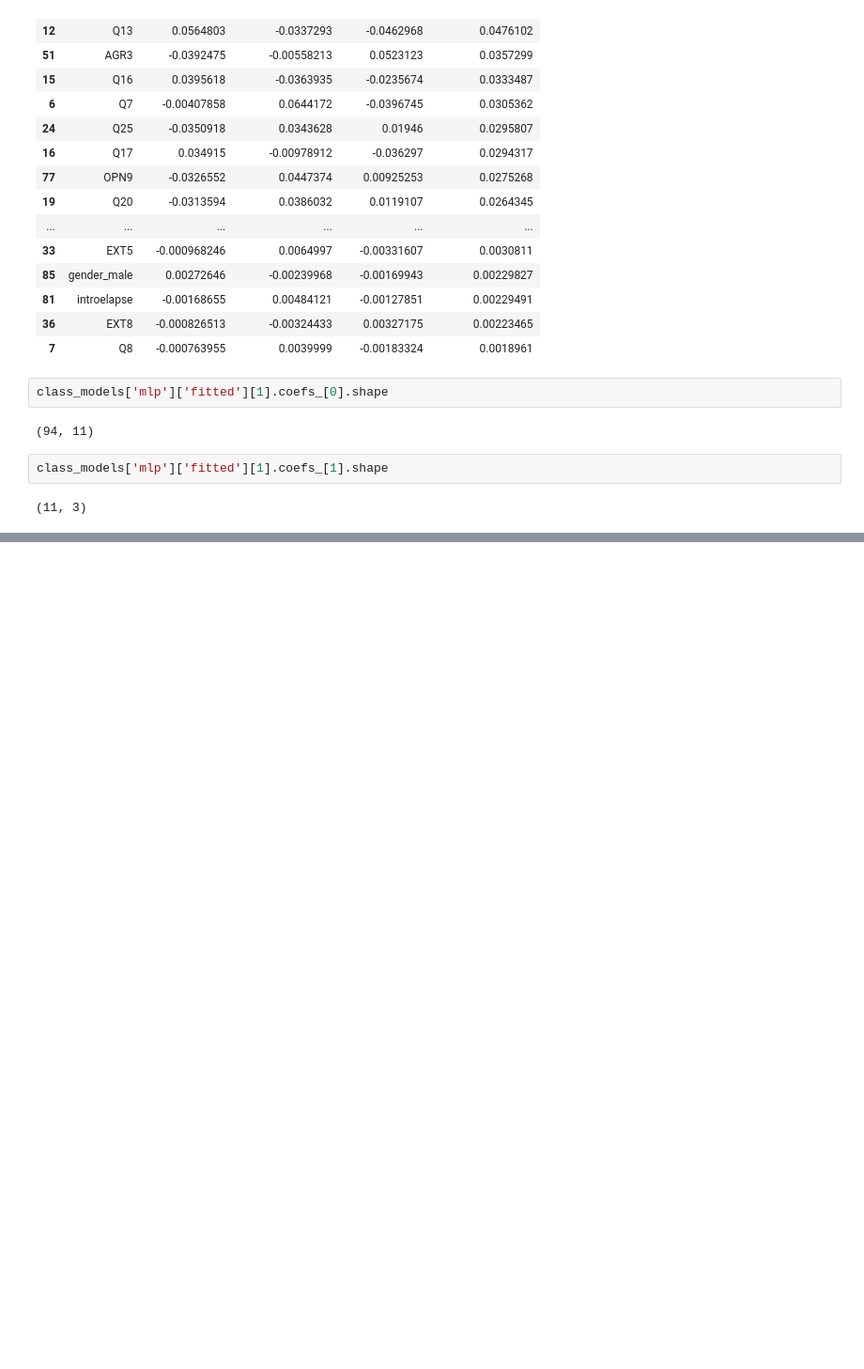
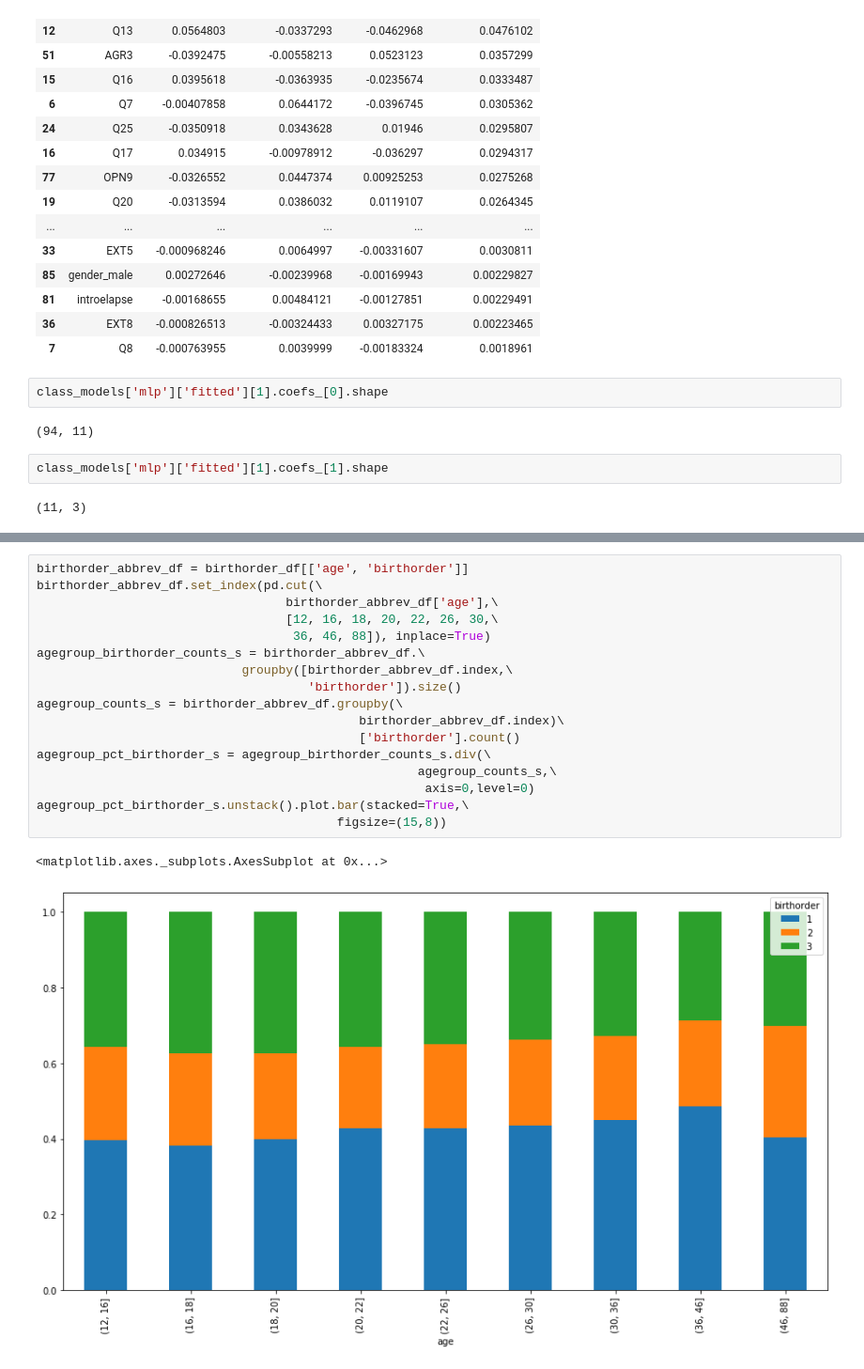
Before and after one commit to PacktPublishing/Interpretable-Machine-Learning-with-Python, a Jupyter notebook: Chapter4/Example1.ipynb, the cells around one changed output, grey strips where cells are left out. Shown at 94% size. Saved outputs shown, nothing was run; the diff lists cells and outputs as text; blank space fills up the shorter version.

```diff
--- a/Chapter4/Example1.ipynb
+++ b/Chapter4/Example1.ipynb
@@ -337,0 +426,20 @@ class_models['mlp']['fitted'][1].coefs_[1].shape
+# %%
+birthorder_abbrev_df = birthorder_df[['age', 'birthorder']]
+birthorder_abbrev_df.set_index(pd.cut(\
+                                  birthorder_abbrev_df['age'],\
+                                  [12, 16, 18, 20, 22, 26, 30,\
+                                   36, 46, 88]), inplace=True)
+agegroup_birthorder_counts_s = birthorder_abbrev_df.\
+                            groupby([birthorder_abbrev_df.index,\
+                                     'birthorder']).size()
+agegroup_counts_s = birthorder_abbrev_df.groupby(\
+                                            birthorder_abbrev_df.index)\
+                                            ['birthorder'].count()
+agegroup_pct_birthorder_s = agegroup_birthorder_counts_s.div(\
+                                                    agegroup_counts_s,\
+                                                     axis=0,level=0)
+agegroup_pct_birthorder_s.unstack().plot.bar(stacked=True,\
+                                         figsize=(15,8))
+# %% [output]
+<matplotlib.axes._subplots.AxesSubplot at 0x...>
+[figure, added]
```
Also changed, not shown: parts of 22 cells of this notebook.
